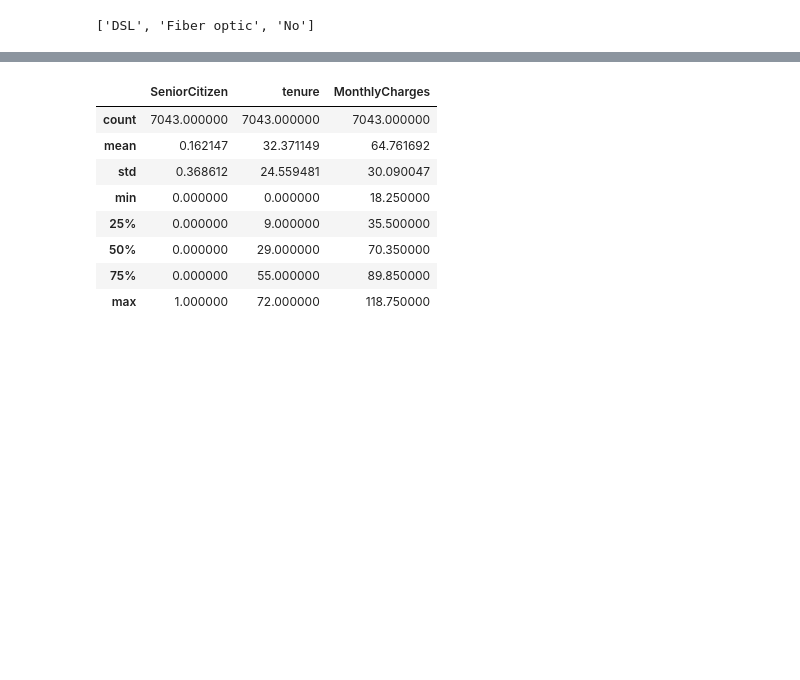
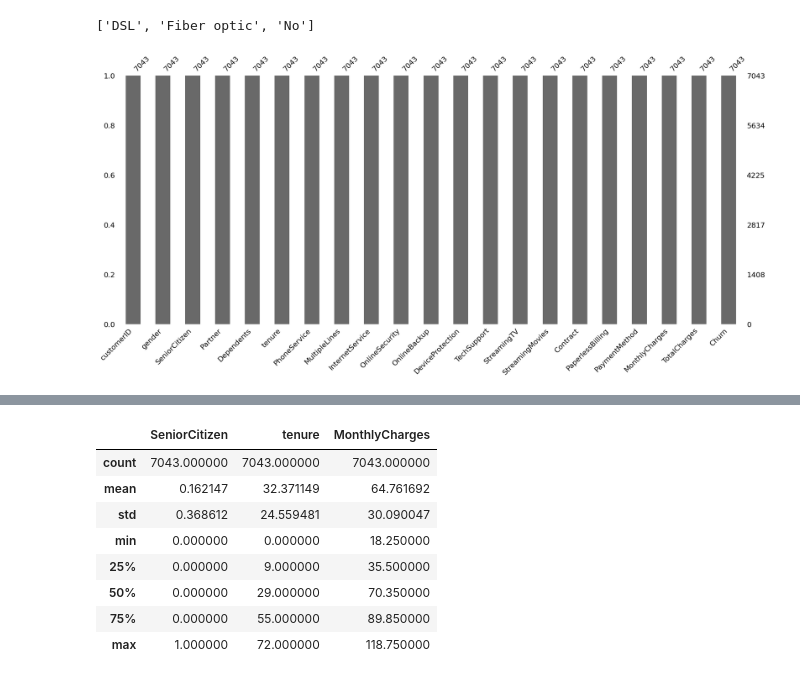
Before and after one commit to SeyedRumaiz/customer-telco-churn, a Jupyter notebook: notebook/CM2604 - CW.ipynb, the cells around one changed output, grey strips where cells are left out. Drawn from its saved outputs; the diff is of its cells as text; code cells hidden in the pictures; blank space fills up the shorter version.

Commit message:
Added a pie chart visualization for churn by gender, distribution of all ategorical variables by count. Preprocessed the target variable. Added a barplot visualization to easily identify null values.

```diff
--- a/notebook/CM2604 - CW.ipynb
+++ b/notebook/CM2604 - CW.ipynb
@@ -73,3 +79,10 @@ list(df['gender'].unique())
 list(df['InternetService'].unique())
 # %% [output]
 ['DSL', 'Fiber optic', 'No']
+# %%
+# Visualize to check for null values
+plt.figure(figsize=(5, 4))
+msno.bar(df)
+plt.show()
+# %% [output]
+[figure, added]
```
Also changed, not shown: parts of 17 cells of this notebook.
